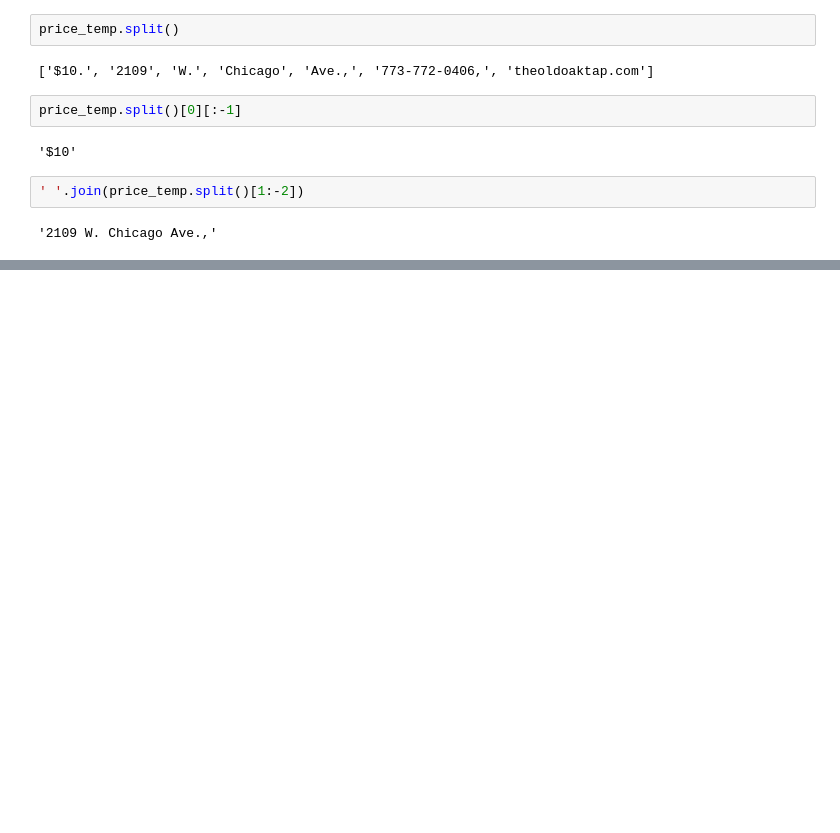
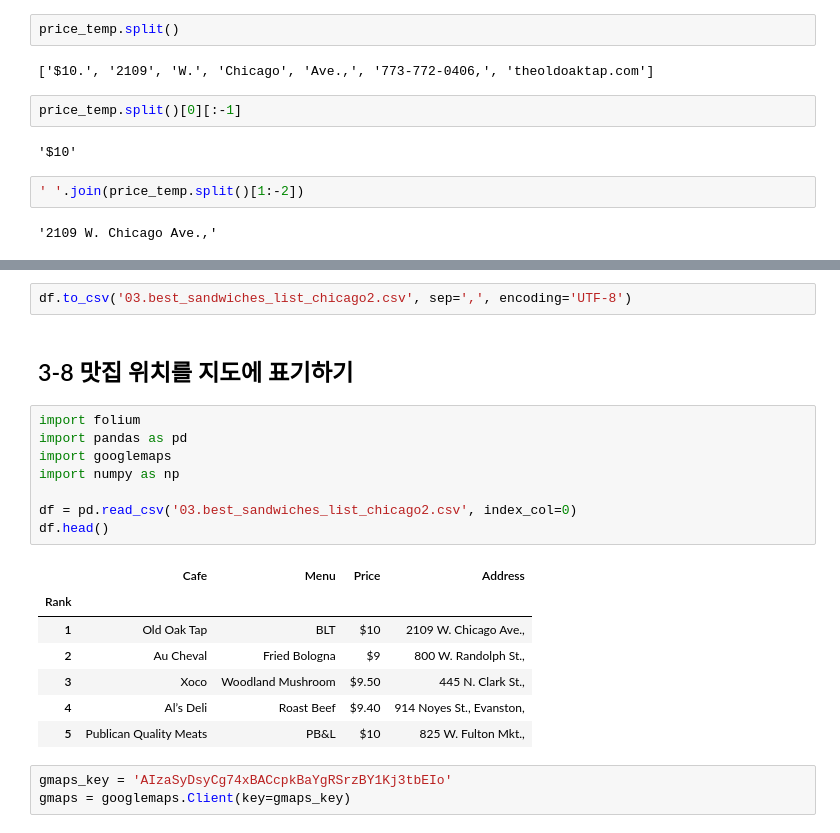
Before and after one commit to jbaeckn/data_jumurugi, a Jupyter notebook: chapter3/Untitled.ipynb, the cells around one changed output, grey strips where cells are left out. Cells and saved outputs as stored; diff of their text form; blank space fills up the shorter version.

```diff
--- a/chapter3/Untitled.ipynb
+++ b/chapter3/Untitled.ipynb
@@ -532,0 +566,23 @@ price_temp.split()[0][:-1]
+# %%
+df.to_csv('03.best_sandwiches_list_chicago2.csv', sep=',', encoding='UTF-8')
+# %% [markdown]
+## 3-8 맛집 위치를 지도에 표기하기
+# %%
+import folium
+import pandas as pd
+import googlemaps
+import numpy as np
+
+df = pd.read_csv('03.best_sandwiches_list_chicago2.csv', index_col=0)
+df.head()
+# %% [output]
+|  | Cafe | Menu | Price | Address |
+| Rank |  |  |  |  |
+| 1 | Old Oak Tap | BLT | $10 | 2109 W. Chicago Ave., |
+| 2 | Au Cheval | Fried Bologna | $9 | 800 W. Randolph St., |
+| 3 | Xoco | Woodland Mushroom | $9.50 | 445 N. Clark St., |
+| 4 | Al’s Deli | Roast Beef | $9.40 | 914 Noyes St., Evanston, |
+| 5 | Publican Quality Meats | PB&L | $10 | 825 W. Fulton Mkt., |
+# %%
+gmaps_key = 'AIzaSyDsyCg74xBACcpkBaYgRSrzBY1Kj3tbEIo'
+gmaps = googlemaps.Client(key=gmaps_key)
```
Also changed, not shown: parts of 5 cells of this notebook.
